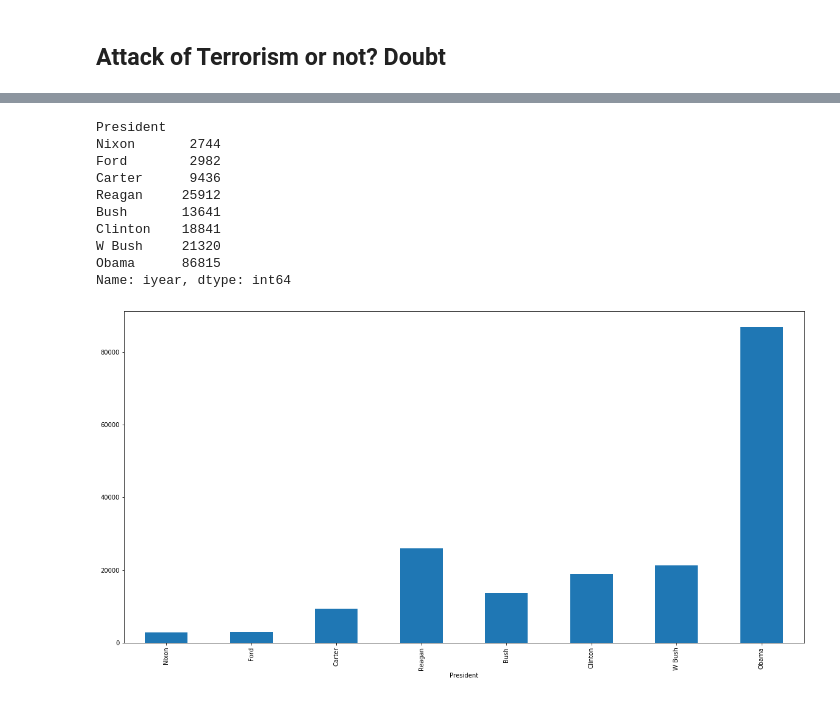
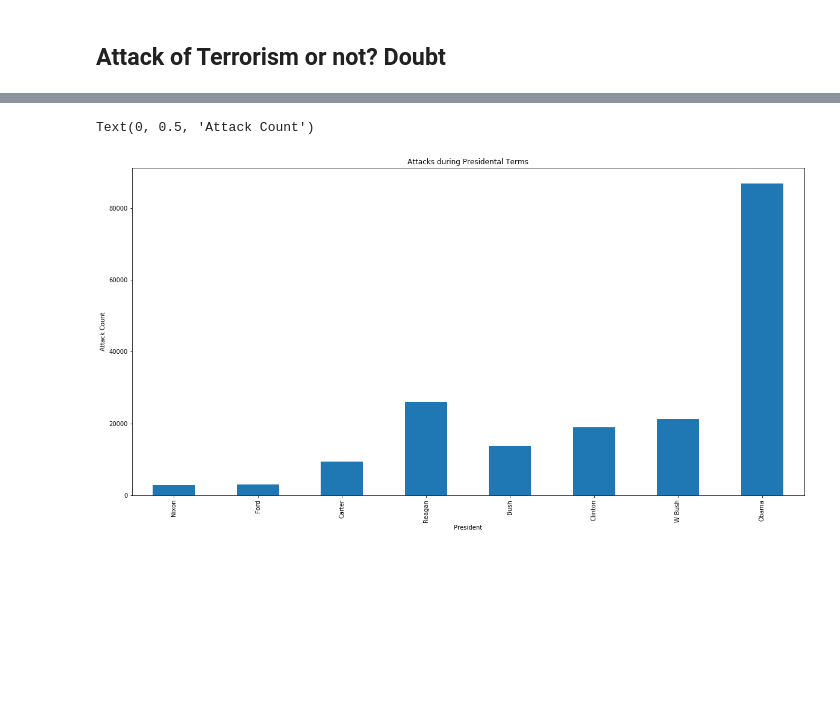
Before and after one commit to RHaile/project-one, a Jupyter notebook: GlobalTerrorismJae.ipynb, the cells around one changed output, grey strips where cells are left out. Saved outputs shown, nothing was run; the diff lists cells and outputs as text; code cells hidden in the pictures; blank space fills up the shorter version.

```diff
--- a/GlobalTerrorismJae.ipynb
+++ b/GlobalTerrorismJae.ipynb
@@ -4,12 +4,12 @@ import matplotlib.pyplot as plt
 import numpy as np
 # %%
 file = "Resource/globalterrorism.csv"
-terrorism = pd.read_csv(file,encoding="ISO-8859-1")
-terrorism.head()
-terrorism.count()
-terrorismdf = terrorism.dropna(how='any')
-terrorismdf.count()
-terrorismdf.dtypes
-terrorismdf['success'] = pd.to_numeric(terrorismdf['success'])
+gtd= pd.read_csv(file,encoding="ISO-8859-1")
+gtd.head()
+gtd.count()
+gtddf = terrorism.dropna(how='any')
+gtddf.count()
+gtddf.dtypes
+gtddf['success'] = pd.to_numeric(terrorismdf['success'])
 # %% [markdown]
 ## Attacks by Region, City, and Country
@@ -133,21 +126,15 @@ regiondoubts.plot(kind="pie",autopct="%1.1f%%", figsize=(20,10))
 # %%
 #comparasion to US presidents
 term = [1969,1974,1977,1981,1989,1993,2001,2009,2017]
 president = ["Nixon","Ford","Carter","Reagan","Bush","Clinton","W Bush","Obama"]
-terrorism["President"] = pd.cut(terrorism["iyear"],term,labels = president)
-presidentcount = terrorism.groupby("President")["iyear"]
+gtd["President"] = pd.cut(gtd["iyear"],term,labels = president)
+presidentcount = gtd.groupby("President")["iyear"]
 counts = presidentcount.count()
-counts.plot(kind="bar", figsize=(20,10))
-counts
+presidentbar = counts.plot(kind="bar", figsize=(20,10))
+presidentdataframe = pd.DataFrame(gtd,columns = ["President","iyear",])
+plt.title("Attacks during Presidental Terms")
+plt.xlabel("President")
+plt.ylabel("Attack Count")
 # %% [output]
-President
-Nixon       2744
-Ford        2982
-Carter      9436
-Reagan     25912
-Bush       13641
-Clinton    18841
-W Bush     21320
-Obama      86815
-Name: iyear, dtype: int64
+Text(0, 0.5, 'Attack Count')
-[figure, old version]
+[figure, new version]
```
Also changed, not shown: parts of 10 cells of this notebook.
